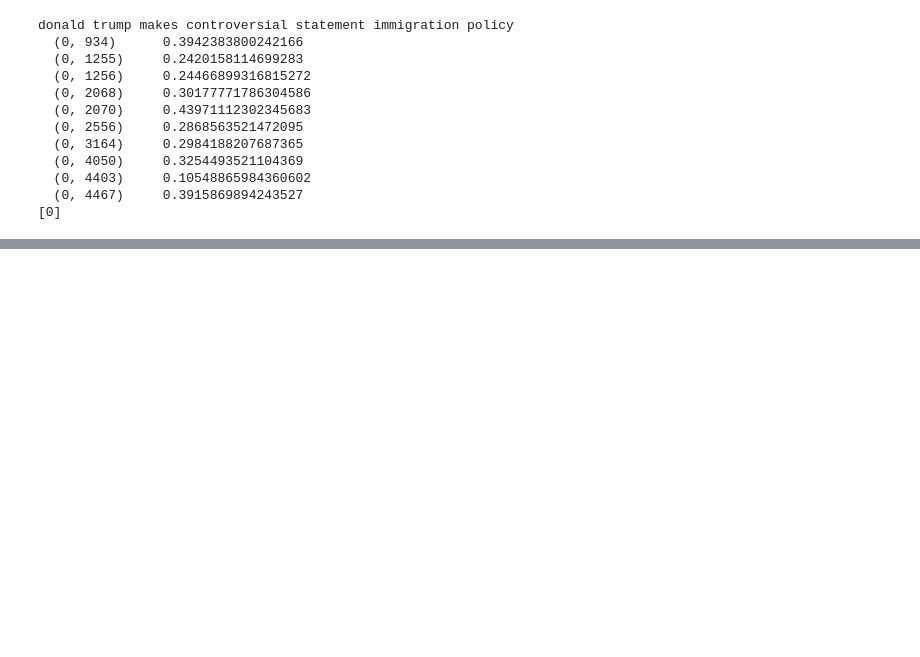
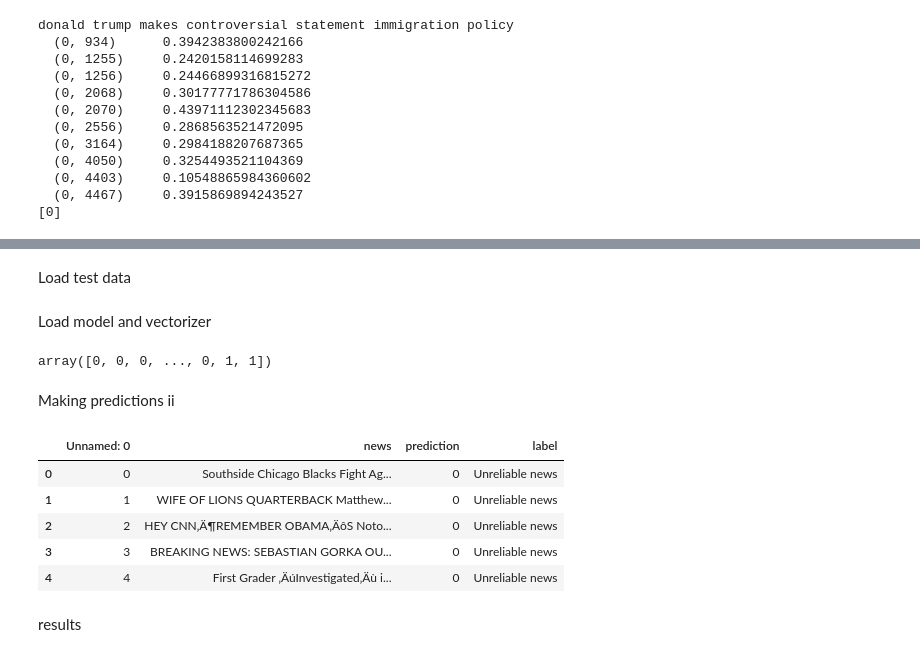
Before and after one commit to Cutie-tee/nlp_project, a Jupyter notebook: nlp_textclassification.ipynb, the cells around one changed output, grey strips where cells are left out. Saved outputs shown, nothing was run; the diff lists cells and outputs as text; code cells hidden in the pictures; blank space fills up the shorter version.

Commit message:
added test data

```diff
--- a/nlp_textclassification.ipynb
+++ b/nlp_textclassification.ipynb
@@ -441,0 +452,38 @@ hello
+# %% [markdown]
+Load test data
+# %%
+import pandas as pd
+
+# Load test data
+test_data = pd.read_csv('data_test_news_only.csv')
+test_texts = test_data['news']
+# %% [markdown]
+Load model and vectorizer
+# %%
+# Load the model and vectorizer
+import joblib  # Import the joblib library
+
+# Load the model and vectorizer
+model = joblib.load('fake_news_model.pkl')  # Use joblib.load to load the model
+vectorizer = joblib.load('tfidf_vectorizer.pkl')  # Use joblib.load to load the vectorizer
+
+preprocessed_texts = test_texts.apply(preprocess_text)
+model.predict(vectorizer.transform(preprocessed_texts))
+# %% [output]
+array([0, 0, 0, ..., 0, 1, 1])
+# %% [markdown]
+Making predictions ii
+# %%
+predictions = model.predict(vectorizer.transform(preprocessed_texts))
+test_data['prediction'] = predictions
+test_data['label'] = test_data['prediction'].apply(lambda x: 'Reliable news' if x == 1 else 'Unreliable news')
+test_data.head()
+# %% [output]
+|  | Unnamed: 0 | news | prediction | label |
+| 0 | 0 | Southside Chicago Blacks Fight Ag... | 0 | Unreliable news |
+| 1 | 1 | WIFE OF LIONS QUARTERBACK Matthew... | 0 | Unreliable news |
+| 2 | 2 | HEY CNN‚Ä¶REMEMBER OBAMA‚ÄôS Noto... | 0 | Unreliable news |
+| 3 | 3 | BREAKING NEWS: SEBASTIAN GORKA OU... | 0 | Unreliable news |
+| 4 | 4 | First Grader ‚ÄúInvestigated‚Äù i... | 0 | Unreliable news |
+# %% [markdown]
+results
```
Also changed, not shown: parts of 9 cells of this notebook.
